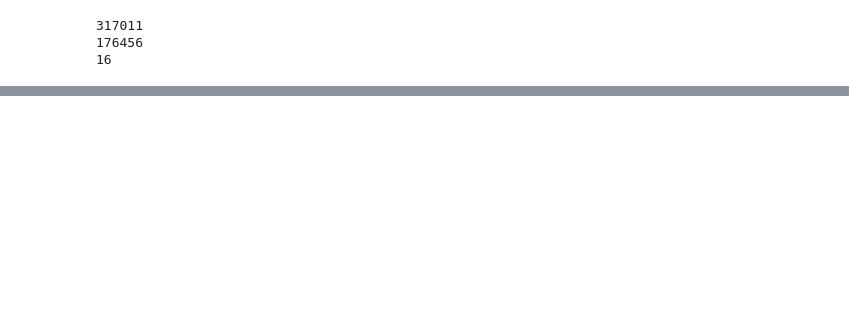
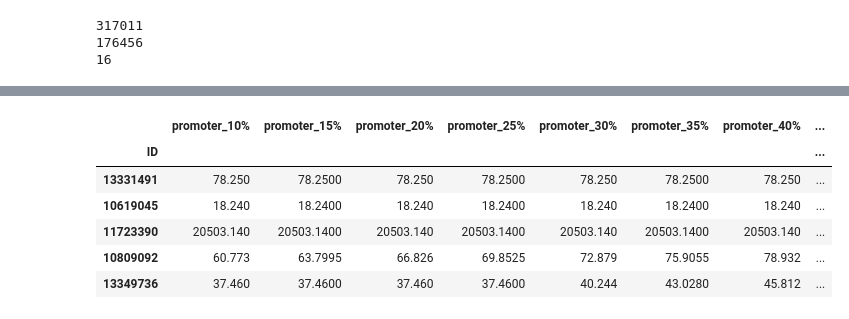
Before and after one commit to Saraavana/reclamation-processing, a Jupyter notebook: baseline/Features/00-generate-features.ipynb, the cells around one changed output, grey strips where cells are left out. Cells and saved outputs as stored; diff of their text form; code cells hidden in the pictures; blank space fills up the shorter version.

Commit message:
Split data and extract time series band features

```diff
--- a/baseline/Features/00-generate-features.ipynb
+++ b/baseline/Features/00-generate-features.ipynb
@@ -21,6 +21,12 @@ display(bands_df)
 pd.set_option('display.max_columns', None)
 # %%
 df=df.rename(columns = {'band_x':'band', 'vg_state_x':'vg_state'})
+# %%
+# Split the data set and extract time series features
+X = df.loc[:,~df.columns.isin(['veranst_segment','vg_inkasso'])]
+y = df['vg_inkasso']
+# %%
+X_train, X_test, y_train, y_test = train_test_split(X, y, test_size = 0.20)
 # %%
 display(df.head(5))
 # %% [output]
@@ -156,0 +163,77 @@ display(df_featurize_descr_stat.head(5))
+# %%
+def extract_features(features, target):
+    data_path_inkasso_stats_for_features =Path('C:/Saravana/Projects/Intellizenz/intellizenz-model-training/data/export_inkasso_stats_for_features_2016_2020.parquet.gzip')
+
+    data_path_vg_state = Path('C:/Saravana/Projects/Intellizenz/intellizenz-model-training/data/export_vg_stats_for_range_of_vginkasso_2016_2020.parquet.gzip')
+    data_path_band = Path('C:/Saravana/Projects/Intellizenz/intellizenz-model-training/data/export_band_stats_for_range_of_vginkasso_2016_2020.parquet.gzip')
+    data_path_promoter = Path('C:/Saravana/Projects/Intellizenz/intellizenz-model-training/data/export_promotor_stats_for_range_of_vginkasso_2016_2020.parquet.gzip')
+
+    # stat_var = ['location', 'band_x', 'promoter']
+    # stat_var = ['band']
+    # stat_var = ['vg_state']
+    stat_var = ['promoter']
+    # stat_var = ['band']
+    df_stat = {}
+
+
+    # 1. Take vg_inkasso value before the current datetime - (split the train and test and calculate the inkasso distribution-after feature calculation)
+    # 2. Timestamp as index, and have location/band as columns in df
+    # 3. Predefine the single df and iterate over it
+
+    def get_descr_stat(row):
+        # row represents each line(row) in the dataframe
+        def descr_stat(row, var):
+            # Initialize a empty pandas dataframe
+            result = pd.Series(dtype='float64')
+
+            if not pd.isnull(row[var]):
+                #get vg_inkasso collected for past events(that occured before current date of the row) for each location/state, each band and each promoter
+                matching_indexes = features[(features['vg_datum_von']<row['vg_datum_von'])&(features[var] == row[var])].index.values.tolist()
+
+                inkasso =  list(target[target.index.isin(matching_indexes)].values)
+
+                # Returns the mean, count, std, max, min and 0.05, 0.10..0.95 percentiles of the list of vg_inkasso values
+                # for a specific attribute like location, band, promotor
+                result = pd.Series(inkasso, dtype='float64').describe(percentiles=percentiles)
+                result = result.add_prefix('{}_'.format(var))
+
+            result.name = row.name
+            return result
+
+        descr_stat_result = pd.Series(dtype='float64')
+        for v in stat_var:
+            descr_stat_result = pd.concat([descr_stat_result, descr_stat(row, v)])
+
+        return descr_stat_result
+
+
+    if data_path_inkasso_stats_for_features.exists() :
+        df_featurize_descr_stat = pd.read_parquet(data_path_inkasso_stats_for_features)
+
+    elif data_path_vg_state.exists() and data_path_band.exists() and data_path_promoter.exists():
+        df_state = pd.read_parquet(data_path_vg_state)
+        df_band = pd.read_parquet(data_path_band)
+        df_promoter = pd.read_parquet(data_path_promoter)
+
+        df_featurize_descr_stat = df_state.merge(df_band, how='outer', on='ID').merge(df_promoter,
+                                                                                    how='outer',
+                                                                                    on='ID')
+    else:
+        percentiles = [round(x, 2) for x in np.linspace(0, 1, 21)[1:-1].tolist()]
+
+        # Each row of the dataframe 'df' is passed as row argument for get_descr_stat function
+        df_featurize_descr_stat = features.progress_apply(get_descr_stat, axis=1)
+        # df_featurize_descr_stat.to_pickle('./data/export_descr_stat_2016_2020.pkl.bz2', protocol=4)
+
+    display(df_featurize_descr_stat.head(5))
+    return df_featurize_descr_stat
+
+df_featurize_descr_stat = extract_features(X_test, y_test)
+# %% [output]
+|  | promoter_10% | promoter_15% | promoter_20% | promoter_25% | promoter_30% | promoter_35% | promoter_40% | ... |
+| ID |  |  |  |  |  |  |  | ... |
+| 13331491 | 78.250 | 78.2500 | 78.250 | 78.2500 | 78.250 | 78.2500 | 78.250 | ... |
+| 10619045 | 18.240 | 18.2400 | 18.240 | 18.2400 | 18.240 | 18.2400 | 18.240 | ... |
+| 11723390 | 20503.140 | 20503.1400 | 20503.140 | 20503.1400 | 20503.140 | 20503.1400 | 20503.140 | ... |
+| 10809092 | 60.773 | 63.7995 | 66.826 | 69.8525 | 72.879 | 75.9055 | 78.932 | ... |
+| 13349736 | 37.460 | 37.4600 | 37.460 | 37.4600 | 40.244 | 43.0280 | 45.812 | ... |
```
Also changed, not shown: parts of 6 cells of this notebook, 4 other files.
